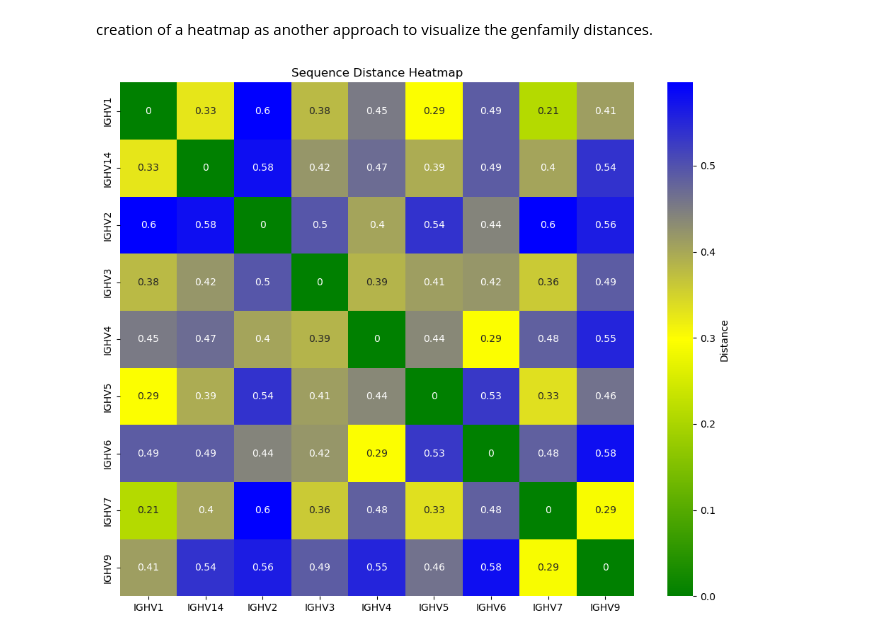
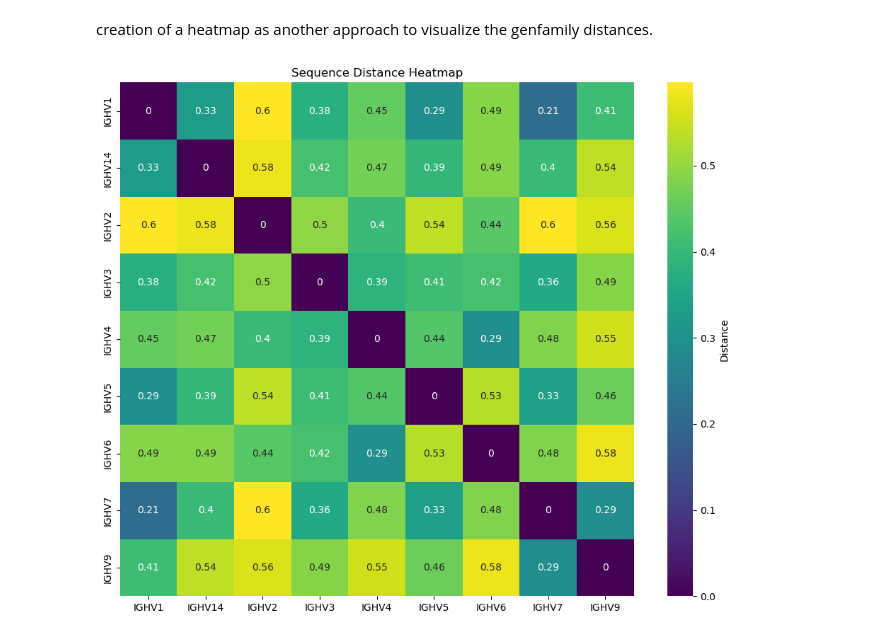
Before and after one commit to datascience-2025-group4/group04-team03, a Jupyter notebook: blasting/consensus_seq/consensus_genfam.ipynb, the cells around one changed output. Saved outputs shown, nothing was run; the diff lists cells and outputs as text; code cells hidden in the pictures.

```diff
--- a/blasting/consensus_seq/consensus_genfam.ipynb
+++ b/blasting/consensus_seq/consensus_genfam.ipynb
@@ -229,35 +230,32 @@ import matplotlib.pyplot as plt
 from matplotlib.colors import LinearSegmentedColormap
 
 # Pfad relativ zu deinem Arbeitsordner (blasting)
 file_path = "msa_consensus_output/distance_matrix.txt"
 
 # Datei einlesen
 with open(file_path, "r") as f:
     lines = f.readlines()
 
 # Erste Zeile ist Anzahl der Items (kann ignoriert werden)
 n = int(lines[0].strip())
 
 # Die nächsten Zeilen in eine Liste von Listen splitten
 data = []
 row_labels = []
 for line in lines[1:]:
     parts = line.strip().split()
     row_labels.append(parts[0])
     row_values = list(map(float, parts[1:]))
     data.append(row_values)
 
 # DataFrame erstellen
 df_matrix = pd.DataFrame(data, index=row_labels, columns=row_labels)
 
-# Farbskala definieren: Rot (low) -> Gelb (mid) -> Grün (high)
-colors = ["green", "yellow", "blue"]
-cmap = LinearSegmentedColormap.from_list("red_yellow_green", colors)
 
 plt.figure(figsize=(10, 8))
-sns.heatmap(df_matrix, annot=True, cmap=cmap, square=True, cbar_kws={"label": "Distance"})
+sns.heatmap(df_matrix, annot=True, cmap= "viridis", square=True, cbar_kws={"label": "Distance"})
 plt.title("Sequence Distance Heatmap")
 plt.tight_layout()
 plt.show()
 # %% [output]
-[figure, old version]
+[figure, new version]
```
Also changed, not shown: parts of 1 cell of this notebook, 3 other files.
